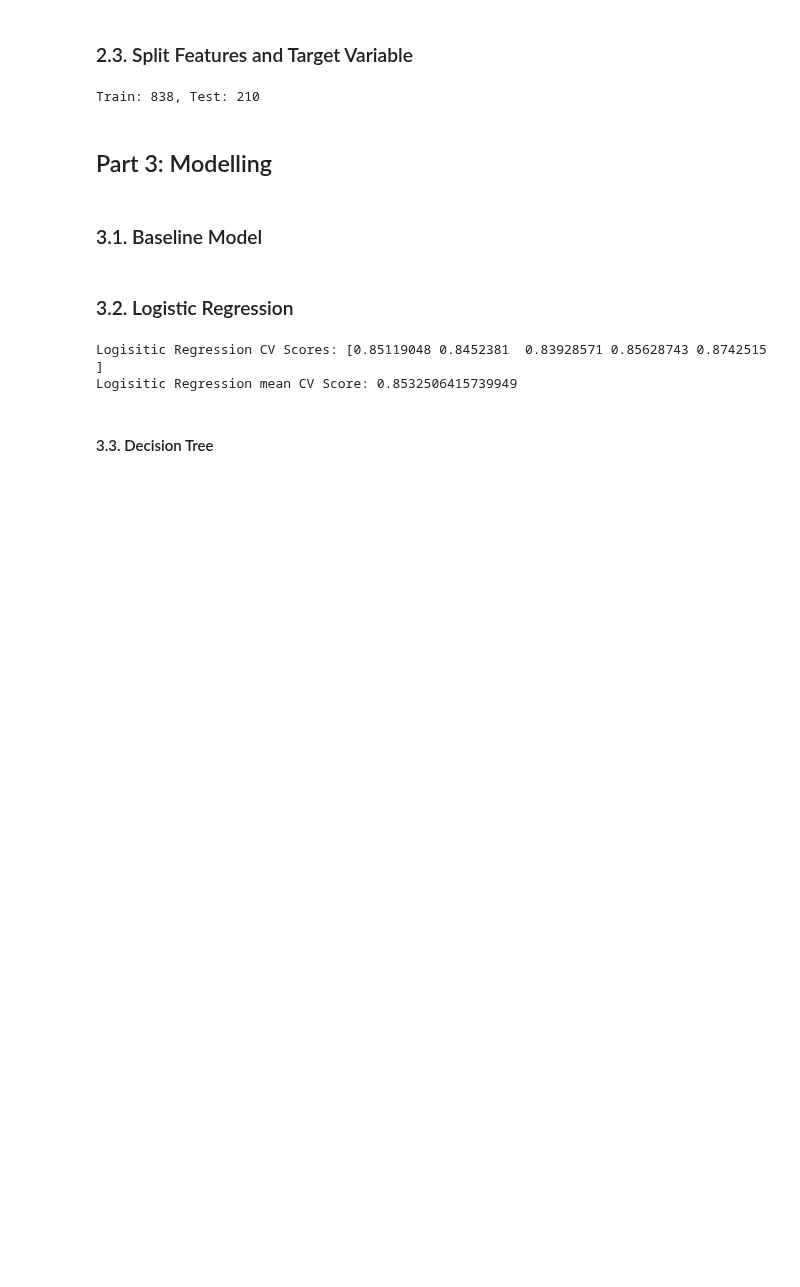
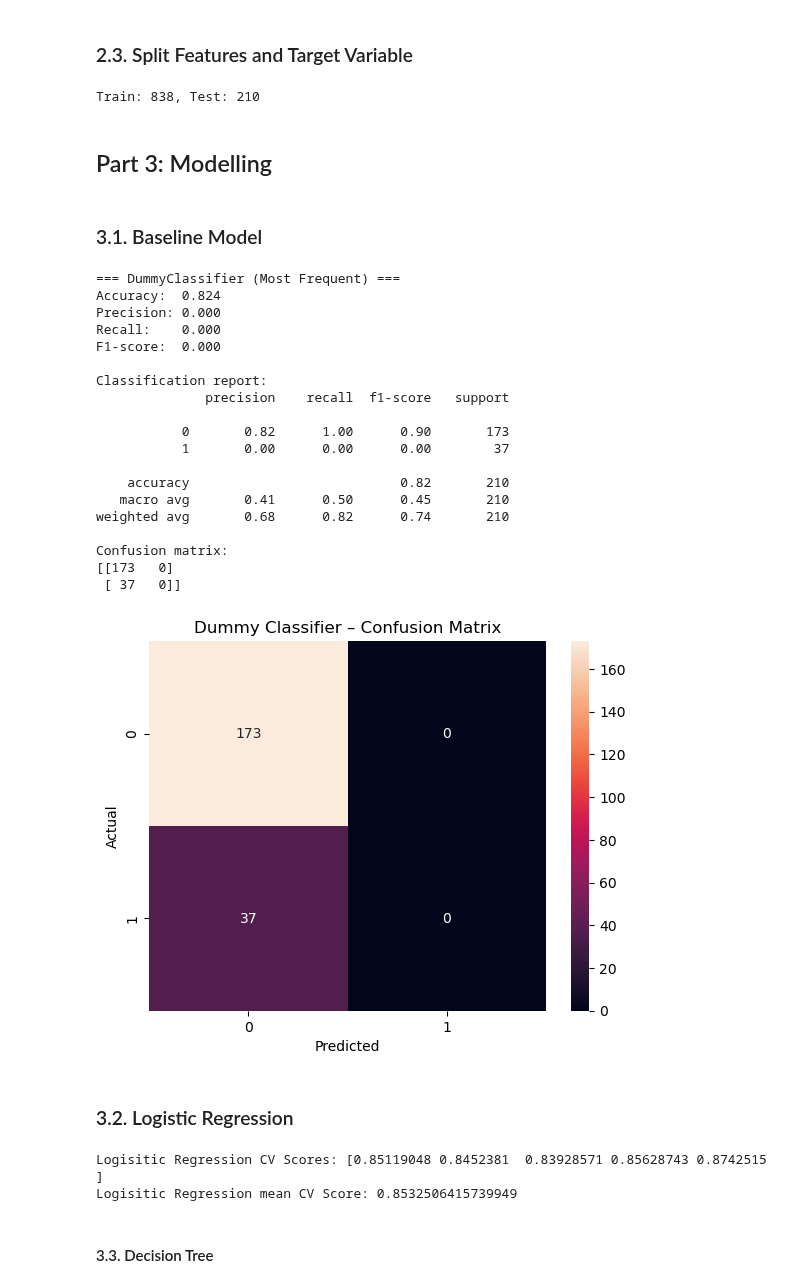
Before and after one commit to Avisonix/AML-Gruppe30, a Jupyter notebook: src/aml/data.ipynb, the cells around one changed output. Saved outputs shown, nothing was run; the diff lists cells and outputs as text; code cells hidden in the pictures; blank space fills up the shorter version.

Commit message:
Baseline model and KNN

```diff
--- a/src/aml/data.ipynb
+++ b/src/aml/data.ipynb
@@ -171,3 +178,59 @@ Train: 838, Test: 210
+# %%
+# Baseline model: always predicts the most frequent class in y_train
+dummy_clf = DummyClassifier(strategy='most_frequent')
+
+# Train on the *original* training data
+dummy_clf.fit(X_train, y_train)
+
+# Predict on test data
+y_pred_dummy = dummy_clf.predict(X_test)
+
+# Metrics
+accuracy_dummy = accuracy_score(y_test, y_pred_dummy)
+precision_dummy = precision_score(y_test, y_pred_dummy, zero_division=0)
+recall_dummy = recall_score(y_test, y_pred_dummy, zero_division=0)
+f1_dummy = f1_score(y_test, y_pred_dummy, zero_division=0)
+
+print("=== DummyClassifier (Most Frequent) ===")
+print(f"Accuracy:  {accuracy_dummy:.3f}")
+print(f"Precision: {precision_dummy:.3f}")
+print(f"Recall:    {recall_dummy:.3f}")
+print(f"F1-score:  {f1_dummy:.3f}\n")
+
+print("Classification report:")
+print(classification_report(y_test, y_pred_dummy, zero_division=0))
+
+# Confusion matrix
+cm_dummy = confusion_matrix(y_test, y_pred_dummy)
+print("Confusion matrix:")
+print(cm_dummy)
+
+sns.heatmap(cm_dummy, annot=True, fmt="d")
+plt.title("Dummy Classifier – Confusion Matrix")
+plt.xlabel("Predicted")
+plt.ylabel("Actual")
+plt.show()
+# %% [output]
+=== DummyClassifier (Most Frequent) ===
+Accuracy:  0.824
+Precision: 0.000
+Recall:    0.000
+F1-score:  0.000
+
+Classification report:
+              precision    recall  f1-score   support
+
+           0       0.82      1.00      0.90       173
+           1       0.00      0.00      0.00        37
+
+    accuracy                           0.82       210
+   macro avg       0.41      0.50      0.45       210
+weighted avg       0.68      0.82      0.74       210
+
+Confusion matrix:
+[[173   0]
+ [ 37   0]]
+[figure, added]
 # %% [markdown]
 ### 3.2. Logistic Regression
 # %%
```
Also changed, not shown: parts of 4 cells of this notebook, 1 other file.
